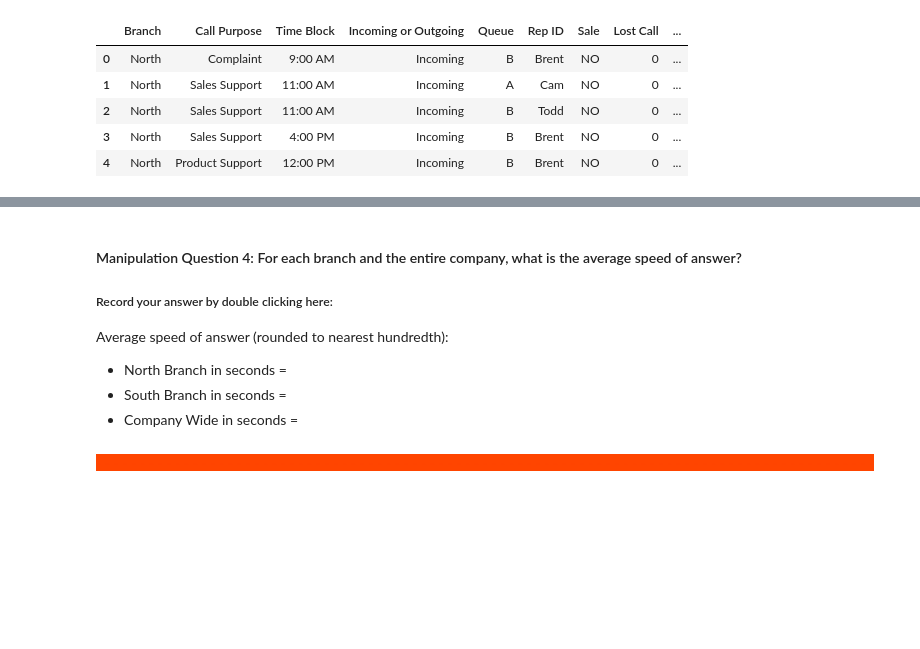
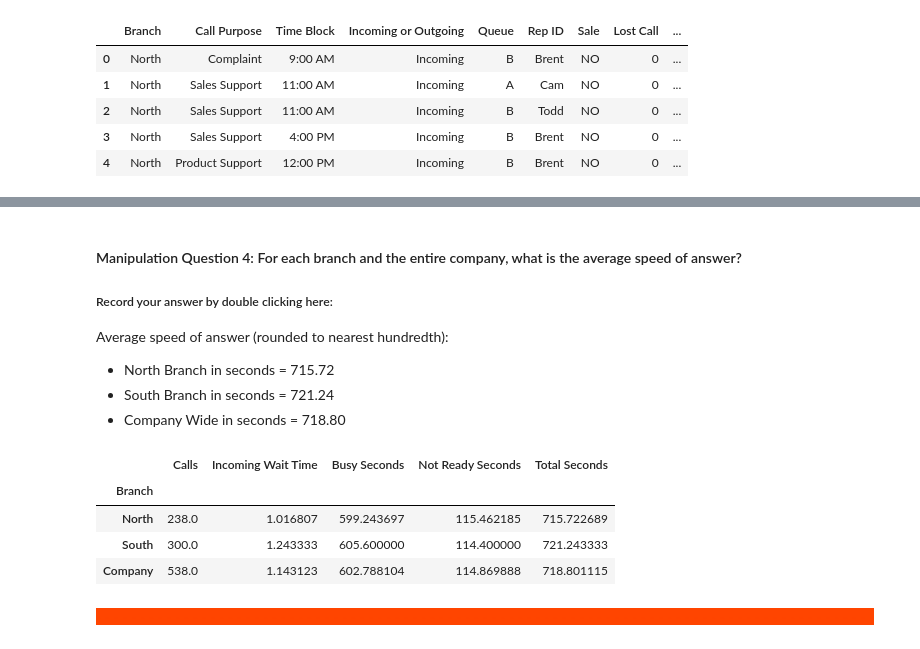
Before and after one commit to mtngrl1916/call-center-cleanup-assignment, a Jupyter notebook: Call_Center_Cleanup.ipynb, the cells around one changed output, grey strips where cells are left out. Cells and saved outputs as stored; diff of their text form; code cells hidden in the pictures; blank space fills up the shorter version.

```diff
--- a/Call_Center_Cleanup.ipynb
+++ b/Call_Center_Cleanup.ipynb
@@ -379,11 +445,35 @@ Percentage of calls answered within 2 seconds, include # of calls:
 #### Manipulation Question 4: For each branch and the entire company, what is the average speed of answer?
 ##### Record your answer by double clicking here:
 Average speed of answer (rounded to nearest hundredth):
-- North Branch in seconds =
-- South Branch in seconds =
-- Company Wide in seconds =
+- North Branch in seconds = 715.72
+- South Branch in seconds = 721.24
+- Company Wide in seconds = 718.80
 # %%
-# Code Used
+# group the company table by Branch and aggregate the average Incoming Wait Time, Busy Minutes, and Not Ready Minutes
+answer_averages = df.groupby(['Branch']).agg({'Calls':'sum','Incoming Wait Time':'mean','Busy Minutes':'mean','Not Ready Minutes':'mean'})
+
+# Define company averages
+Company_answers = df.agg({'Calls':'sum','Incoming Wait Time':'mean','Busy Minutes':'mean','Not Ready Minutes':'mean'})
+
+# Add Company_answers as a row on answer_averages
+answer_averages.loc['Company'] = Company_answers
+
+# Convert minutes to seconds
+answer_averages['Busy Minutes'] = answer_averages['Busy Minutes'] * 60
+answer_averages['Not Ready Minutes'] = answer_averages['Not Ready Minutes'] * 60
+
+# Change column names to reflect quantifier
+answer_averages.rename(columns = {'Busy Minutes':'Busy Seconds', 'Not Ready Minutes':'Not Ready Seconds'}, inplace = True)
+
+# Add a Total Seconds column with the sum of seconds to answer
+answer_averages['Total Seconds'] = answer_averages['Incoming Wait Time'] + answer_averages['Busy Seconds'] + answer_averages['Not Ready Seconds']
+answer_averages
+# %% [output]
+|  | Calls | Incoming Wait Time | Busy Seconds | Not Ready Seconds | Total Seconds |
+| Branch |  |  |  |  |  |
+| North | 238.0 | 1.016807 | 599.243697 | 115.462185 | 715.722689 |
+| South | 300.0 | 1.243333 | 605.600000 | 114.400000 | 721.243333 |
+| Company | 538.0 | 1.143123 | 602.788104 | 114.869888 | 718.801115 |
 # %% [markdown]
 <span style="background-color:orangered; color:orangered;">- - - - - - - - - - - - - - - - - - - - - - - - - - - - - - - - - - - - - - - - - - - - - - - - - - - - - - - - - - - - - - - - - - - - - - - - - - - - - - - - - - - - - - - - -</span>
 # %% [markdown]
```
Also changed, not shown: parts of 47 cells of this notebook.
